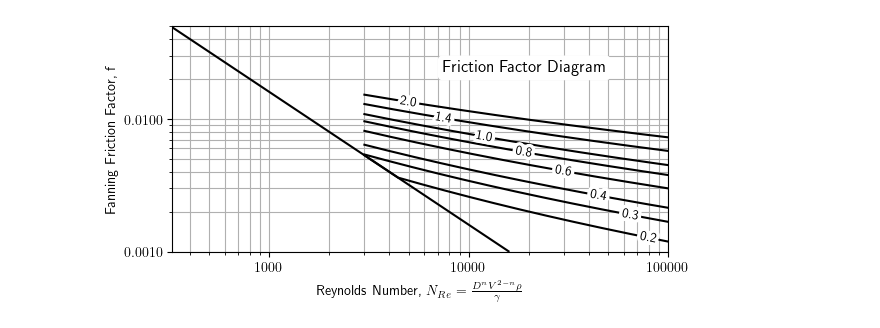
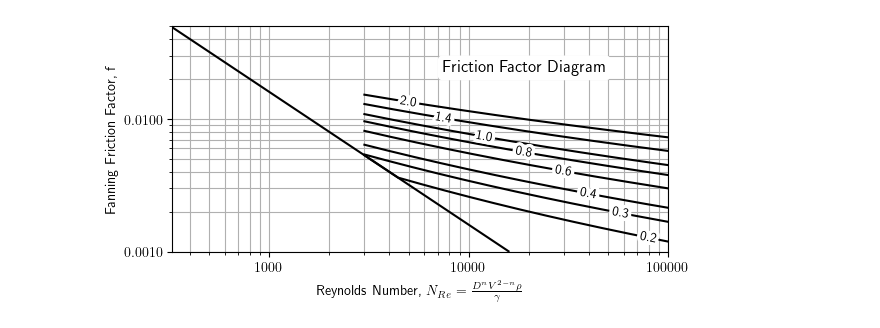
Before and after one commit to mtnorden/MetznerFrictionFactor, a Jupyter notebook: metznerFrictionFactor.ipynb, the cells around one changed output. Cells and saved outputs as stored; diff of their text form; code cells hidden in the pictures.

Commit message:
adjusted inline label locations

```diff
--- a/metznerFrictionFactor.ipynb
+++ b/metznerFrictionFactor.ipynb
@@ -51,32 +51,32 @@ for j in range(len(nRange)):
     #Create a log-log plot using the turbulent reynolds number vector and generated solutions at a given n
     ax1.loglog(turbulentReynoldsRange,solVec,color='k',label= str(nRange[j]))
 
 #Plots the laminar regime of reynolds numbers
 ax1.plot(laminarReynoldsRange,16/laminarReynoldsRange,color='k')
 
 #Set x and y limits
 plt.xlim((325,100000))
 plt.ylim((.001,.05))
 
 #set the aspect ratio
 ax1.set_aspect(.666)
 
 #Enable gridlines for major and minor ticks
 ax1.grid(which='both',zorder=0)
 
 #Change from scientific notation to scalar notation
 ax1.xaxis.set_major_formatter(tk.ScalarFormatter())
 ax1.yaxis.set_major_formatter(tk.ScalarFormatter())
 
 #Enable LaTeX formatting
 plt.rcParams['text.usetex'] = True
 
 #Label the axes and title
 ax1.set_xlabel(r'Reynolds Number, $N_{Re} = \frac{D^{n}V^{2-n}\rho}{\gamma}$')
 ax1.set_ylabel(r'Fanning Friction Factor, f')
 ax1.set_title("Friction Factor Diagram",x=.71,y=.76,zorder=3,bbox=dict(facecolor='white',edgecolor='none',boxstyle='round,pad=0.3'))
 
 #Create inline labels for all n-values
-labelLines(plt.gca().get_lines(),align=True,xvals=[5000,7500,12000,19000,30000,45000,65000,80000]);
+labelLines(plt.gca().get_lines(),align=True,xvals=[5000,7500,12000,19000,30000,40000,58000,80000]);
 # %% [output]
-[figure, old version]
+[figure, new version]
```
